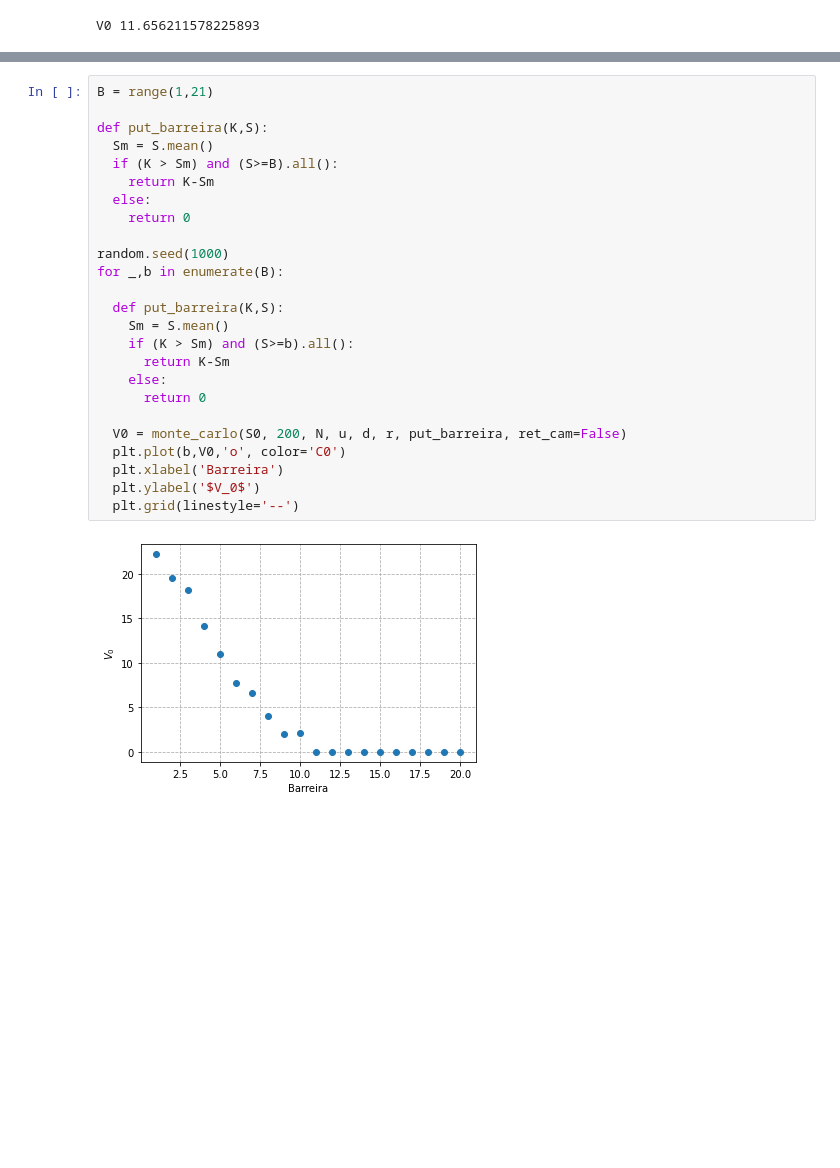
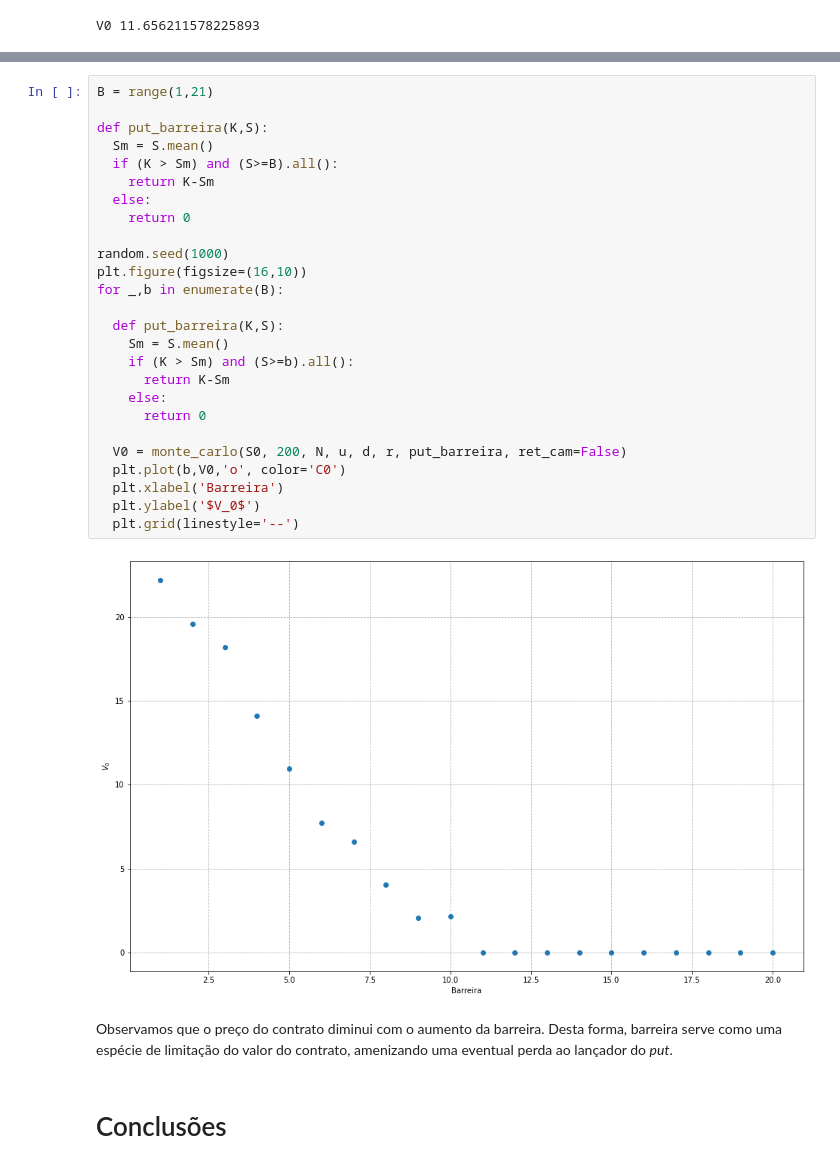
Before and after one commit to cleitonmoya/MAE001_Trabalho1, a Jupyter notebook: Trab1_MAE001_Cleiton_Felipe.ipynb, the cells around one changed output, grey strips where cells are left out. Saved outputs shown, nothing was run; the diff lists cells and outputs as text; blank space fills up the shorter version.

```diff
--- a/Trab1_MAE001_Cleiton_Felipe.ipynb
+++ b/Trab1_MAE001_Cleiton_Felipe.ipynb
@@ -519,27 +525,32 @@ Influência da bareira:
 # %%
 B = range(1,21)
 
 def put_barreira(K,S):
   Sm = S.mean()
   if (K > Sm) and (S>=B).all():
     return K-Sm
   else:
     return 0
 
 random.seed(1000)
+plt.figure(figsize=(16,10))
 for _,b in enumerate(B):
 
   def put_barreira(K,S):
     Sm = S.mean()
     if (K > Sm) and (S>=b).all():
       return K-Sm
     else:
       return 0
 
   V0 = monte_carlo(S0, 200, N, u, d, r, put_barreira, ret_cam=False)
   plt.plot(b,V0,'o', color='C0')
   plt.xlabel('Barreira')
   plt.ylabel('$V_0$')
   plt.grid(linestyle='--')
 # %% [output]
-[figure, old version]
+[figure, new version]
+# %% [markdown]
+Observamos que o preço do contrato diminui com o aumento da barreira. Desta forma, barreira serve como uma espécie de limitação do valor do contrato, amenizando uma eventual perda ao lançador do *put*.
+# %% [markdown]
+# Conclusões
```
Also changed, not shown: parts of 17 cells of this notebook.
